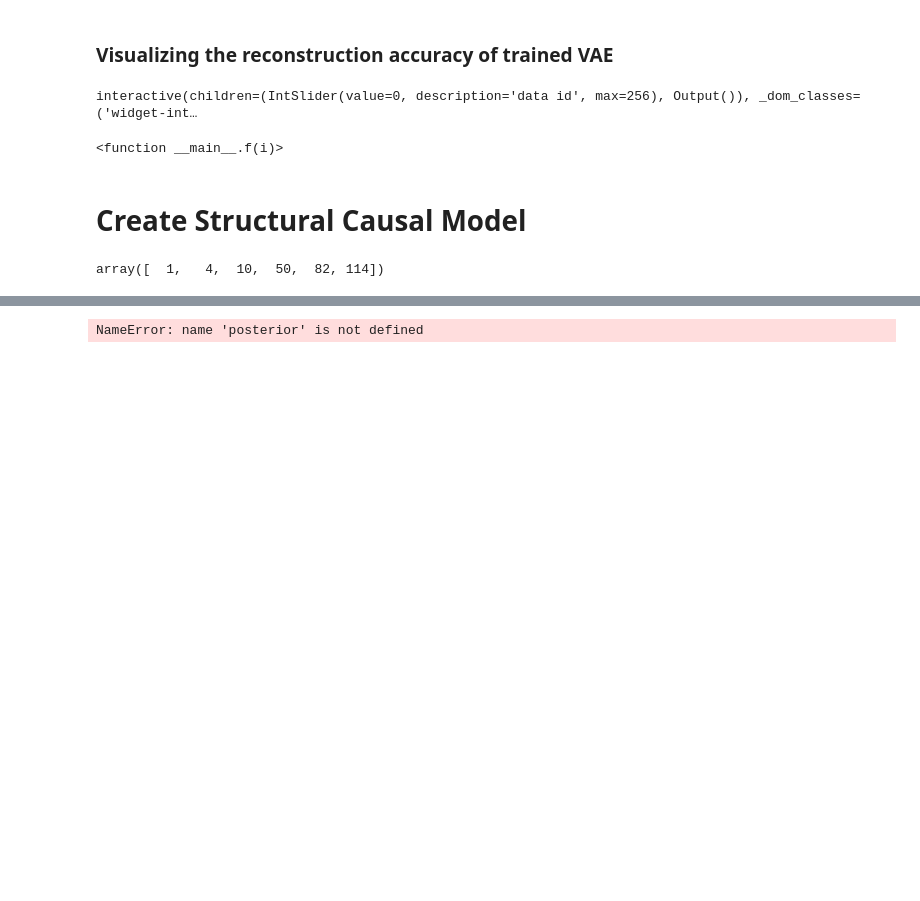
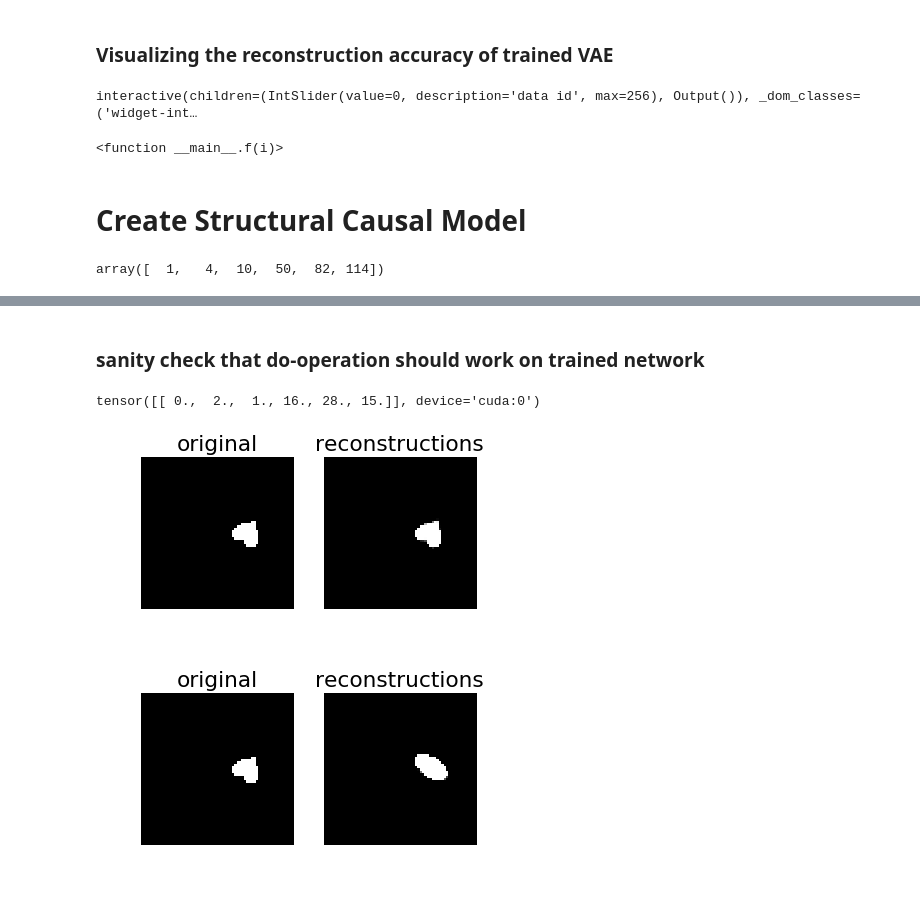
Before and after one commit to dmklee/CausalVAE, a Jupyter notebook: causal_vae_dsprites.ipynb, the cells around one changed output, grey strips where cells are left out. Cells and saved outputs as stored; diff of their text form; code cells hidden in the pictures; blank space fills up the shorter version.

Commit message:
added sanity check for do operation on network

```diff
--- a/causal_vae_dsprites.ipynb
+++ b/causal_vae_dsprites.ipynb
@@ -539,12 +545,2 @@ class SCM():
     def __call__(self):
         return self.model(self.noise)
-# %%
-# just testing that it all runs
-
-x,y = get_specific_data(cuda=True)
-
-mu, sigma = vae.encoder.forward(x,vae.remap_y(y))
-scm = SCM(vae, mu, sigma)
-
-(X,Y,Z), _  = scm()
-plot_image(X)
@@ -586,6 +546,0 @@ def generate_y_dict(label_names, y):
-# %%
-xs, ys = next(data_iter)
-x = xs[0].reshape(1,-1).cuda()
-y = ys[0].reshape(1,-1).cuda()
-
-x_, y_, z_ = SCM(vae, x)
@@ -609,27 +546,0 @@ tensor([ 0,  0,  4, 19, 22, 24])
-# %%
-from pyro.infer.importance import Importance
-from pyro.infer.mcmc import MCMC
-from pyro.infer.mcmc.nuts import HMC
-
-intervened_model = pyro.do(SCM, data={"Y_shape": torch.tensor(0.)})
-conditioned_model = pyro.condition(SCM, data={"Y_shape": torch.tensor(1.0)})
-
-posterior = pyro.infer.Importance(conditioned_model, num_samples = 1000)
-posterior.run(vae, x)
-# %%
-N = 10
-result = np.zeros((N, vae.image_dim))
-for i in range(N):
-    trace = posterior()
-    data = dict()
-    noise_vars = ['Ny_' + s for s in vae.label_names] + ['Nx', 'Nz']
-    for name in noise_vars:
-        data[name] = trace.nodes[name]['value']
-
-    con_obj = pyro.condition(intervened_model, data = data)
-    result[i] = con_obj(vae, x)[0]
-
-# now generate density image
-density_comp(x, result)
-# %% [output]
-NameError: name 'posterior' is not defined
@@ -652,0 +547,22 @@ def density_comp(img, recons):
+# %% [markdown]
+### sanity check that do-operation should work on trained network
+# %%
+original, y_original = get_specific_data(cuda=True)
+print(y_original)
+mu, sigma = vae.encoder.forward(x,vae.remap_y(y_original))
+B = 50
+zs = torch.cat([dist.Normal(mu.cpu(), sigma.cpu()).sample() for a in range(B)], 0)
+ys = torch.cat([vae.remap_y(y_original) for a in range(B)], 0)
+rs = vae.decoder.forward(zs.cuda(), ys).detach()
+compare_to_density(original,rs)
+
+y_new = torch.tensor(y_original)
+y_new[0,1] = (y[0,1] + 1) % 2
+zs = torch.cat([dist.Normal(mu.cpu(), sigma.cpu()).sample() for a in range(B)], 0)
+ys = torch.cat([vae.remap_y(y_new) for a in range(B)], 0)
+rs = vae.decoder.forward(zs.cuda(), ys).detach()
+compare_to_density(original,rs)
+# %% [output]
+tensor([[ 0.,  2.,  1., 16., 28., 15.]], device='cuda:0')
+[figure, added]
+[figure, added]
```
Also changed, not shown: parts of 5 cells of this notebook.
